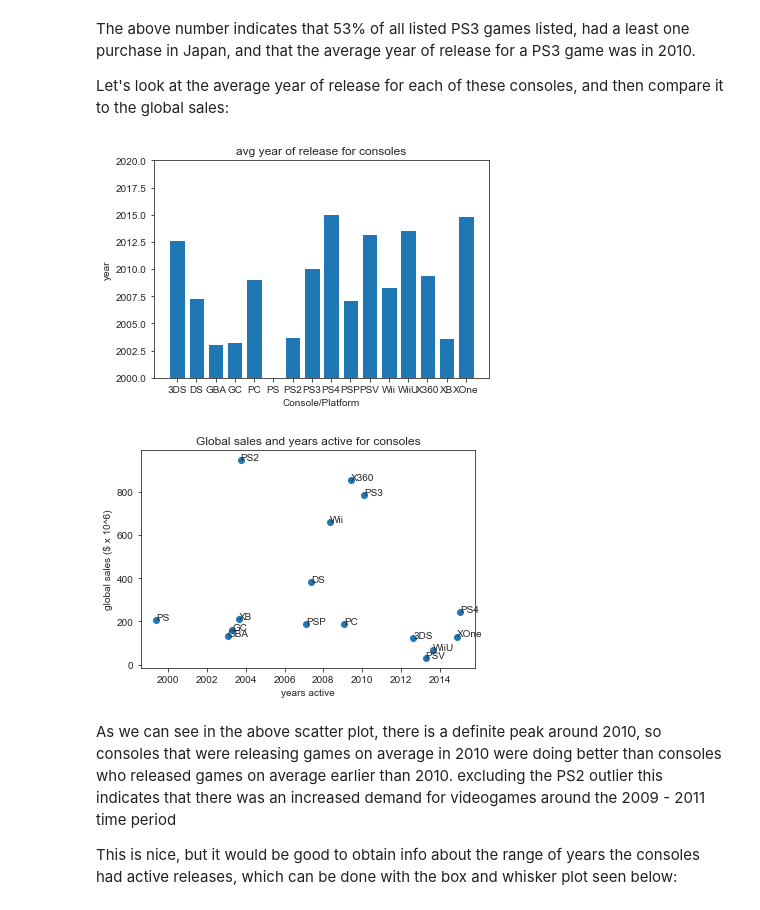
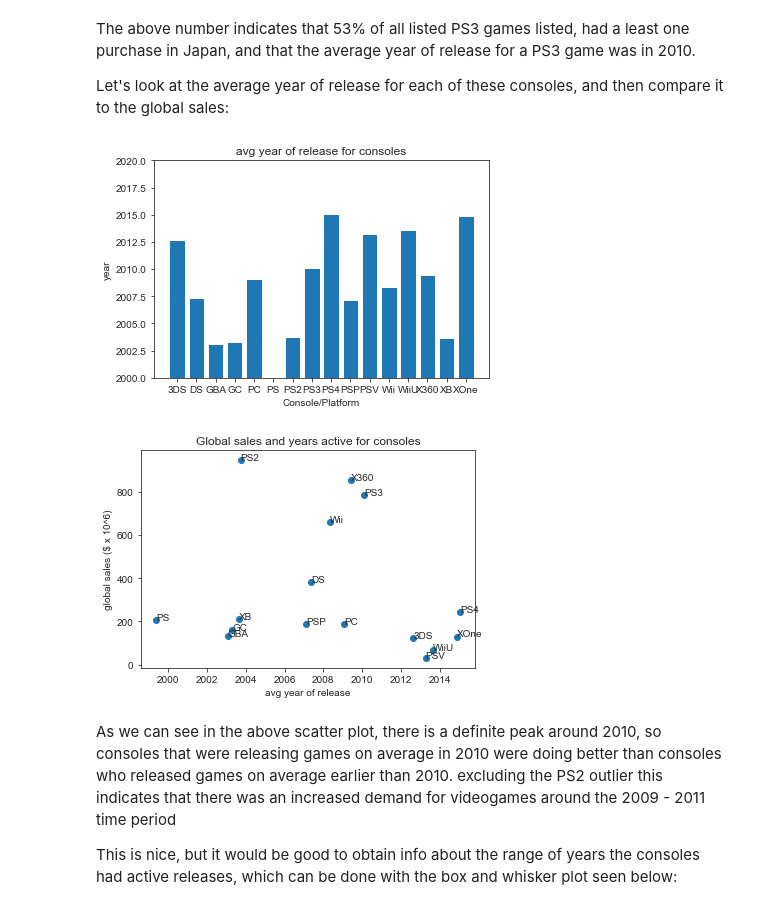
Before and after one commit to jacintoi/course-project-group_1019, a Jupyter notebook: analysis/Aidan/Milestone_2/EDA_gamesConsoles.ipynb, the cells around one changed output. Cells and saved outputs as stored; diff of their text form; code cells hidden in the pictures.

```diff
--- a/analysis/Aidan/Milestone_2/EDA_gamesConsoles.ipynb
+++ b/analysis/Aidan/Milestone_2/EDA_gamesConsoles.ipynb
@@ -111,7 +26,7 @@ The raw data was obtained from [kaggle]("https://www.kaggle.com/rush4ratio/video
 # %%
 ##import data and perform basic cleaning (i.e, removing unwanted columns and adding new columns)
 
-df = loadCleanFile()
+df = load_and_process()
 df = available(sortconsole(df))
 print(len(df.index))
 # %% [output]
@@ -269,32 +151,32 @@ Let's look at the average year of release for each of these consoles, and then c
 # %%
 avgyear = {i : consoleStats[i]['Year_of_Release'] for i in list(df.Platform.unique())}
 
 vert = list(avgyear.values())
 plt.bar(x = list(range(0,len(df.Platform.unique()))), height = vert)
 plt.gca().set_ylim([2000,2020])
 plt.title('avg year of release for consoles')
 plt.xlabel('Console/Platform')
 plt.ylabel('year')
 plt.xticks(list(range(0,len(df.Platform.unique()))), list(df.Platform.unique()))
 plt.show()
 
 #########
 
 z = list(avgyear.values())
 y = list(globalSales.values())
 n = list(df.Platform.unique())
 
 fig, ax = plt.subplots()
 plt.scatter(z, y)
 plt.title('Global sales and years active for consoles')
-plt.xlabel('years active')
+plt.xlabel('avg year of release')
 plt.ylabel('global sales ($ x 10^6)')
 
 for i, txt in enumerate(n):
     ax.annotate(txt, (z[i], y[i]))
 # %% [output]
 [figure]
-[figure, old version]
+[figure, new version]
 # %% [markdown]
 As we can see in the above scatter plot, there is a definite peak around 2010, so consoles that were releasing games on average in 2010 were doing better than consoles who released games on average earlier than 2010. excluding the PS2 outlier this indicates that there was an increased demand for videogames around the 2009 - 2011 time period
 
```
Also changed, not shown: parts of 4 cells of this notebook, 1 other file.
